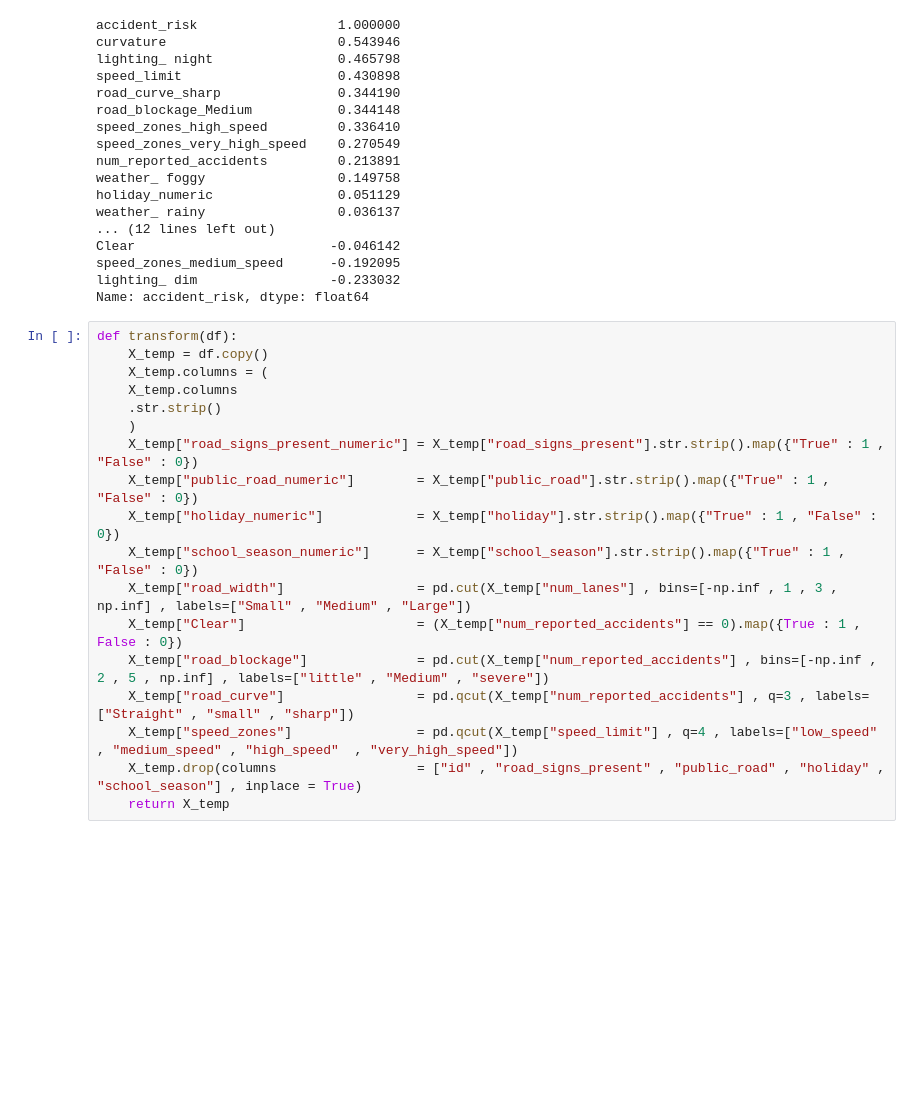
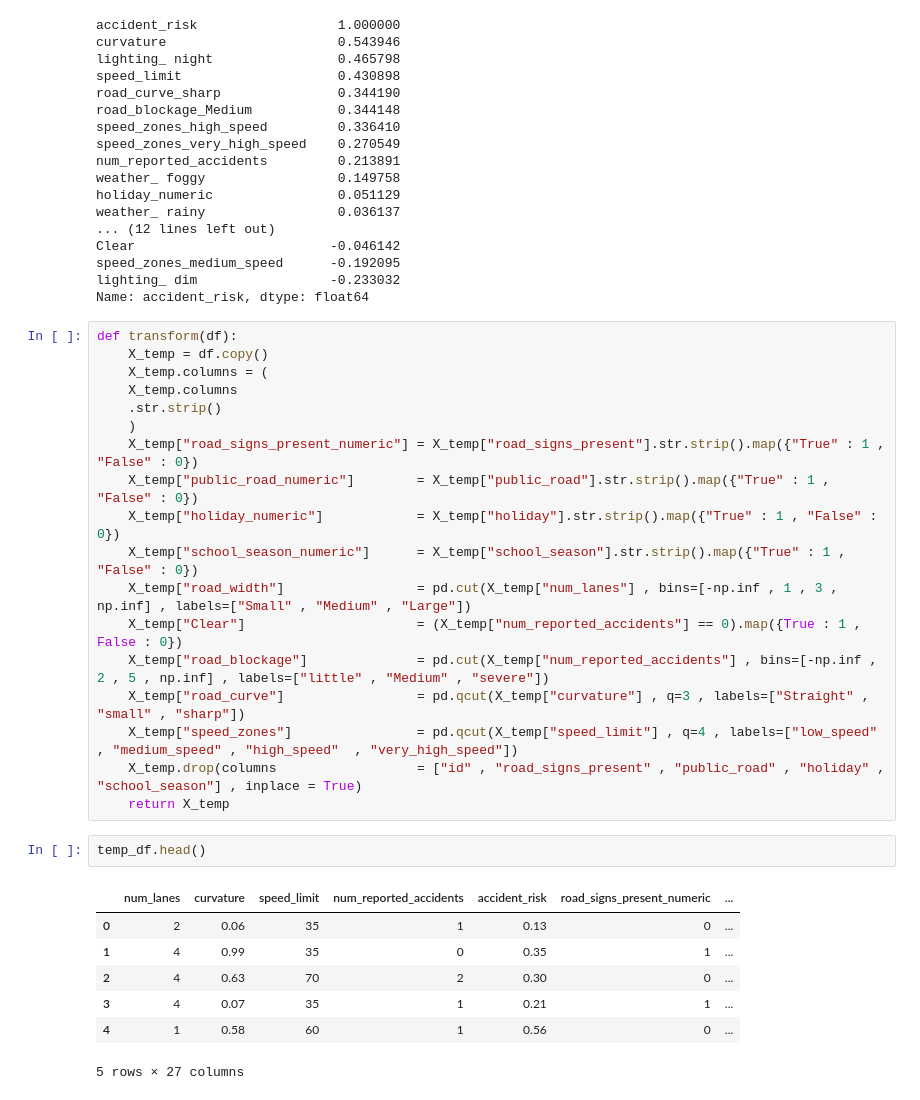
Before and after one commit to Muhammad-Awais-Tariq/Road_Accident, a Jupyter notebook: Exploration.ipynb, the cells around one changed output. Cells and saved outputs as stored; diff of their text form; blank space fills up the shorter version.

Commit message:
added the numerical columns

```diff
--- a/Exploration.ipynb
+++ b/Exploration.ipynb
@@ -205,7 +205,17 @@ def transform(df):
     X_temp["road_width"]                 = pd.cut(X_temp["num_lanes"] , bins=[-np.inf , 1 , 3 , np.inf] , labels=["Small" , "Medium" , "Large"])
     X_temp["Clear"]                      = (X_temp["num_reported_accidents"] == 0).map({True : 1 , False : 0})
     X_temp["road_blockage"]              = pd.cut(X_temp["num_reported_accidents"] , bins=[-np.inf , 2 , 5 , np.inf] , labels=["little" , "Medium" , "severe"])
-    X_temp["road_curve"]                 = pd.qcut(X_temp["num_reported_accidents"] , q=3 , labels=["Straight" , "small" , "sharp"])
+    X_temp["road_curve"]                 = pd.qcut(X_temp["curvature"] , q=3 , labels=["Straight" , "small" , "sharp"])
     X_temp["speed_zones"]                = pd.qcut(X_temp["speed_limit"] , q=4 , labels=["low_speed" , "medium_speed" , "high_speed"  , "very_high_speed"])
     X_temp.drop(columns                  = ["id" , "road_signs_present" , "public_road" , "holiday" , "school_season"] , inplace = True)
     return X_temp
+# %%
+temp_df.head()
+# %% [output]
+|  | num_lanes | curvature | speed_limit | num_reported_accidents | accident_risk | road_signs_present_numeric | ... |
+| 0 | 2 | 0.06 | 35 | 1 | 0.13 | 0 | ... |
+| 1 | 4 | 0.99 | 35 | 0 | 0.35 | 1 | ... |
+| 2 | 4 | 0.63 | 70 | 2 | 0.30 | 0 | ... |
+| 3 | 4 | 0.07 | 35 | 1 | 0.21 | 1 | ... |
+| 4 | 1 | 0.58 | 60 | 1 | 0.56 | 0 | ... |
+5 rows × 27 columns
```
Also changed, not shown: parts of 3 cells of this notebook.
